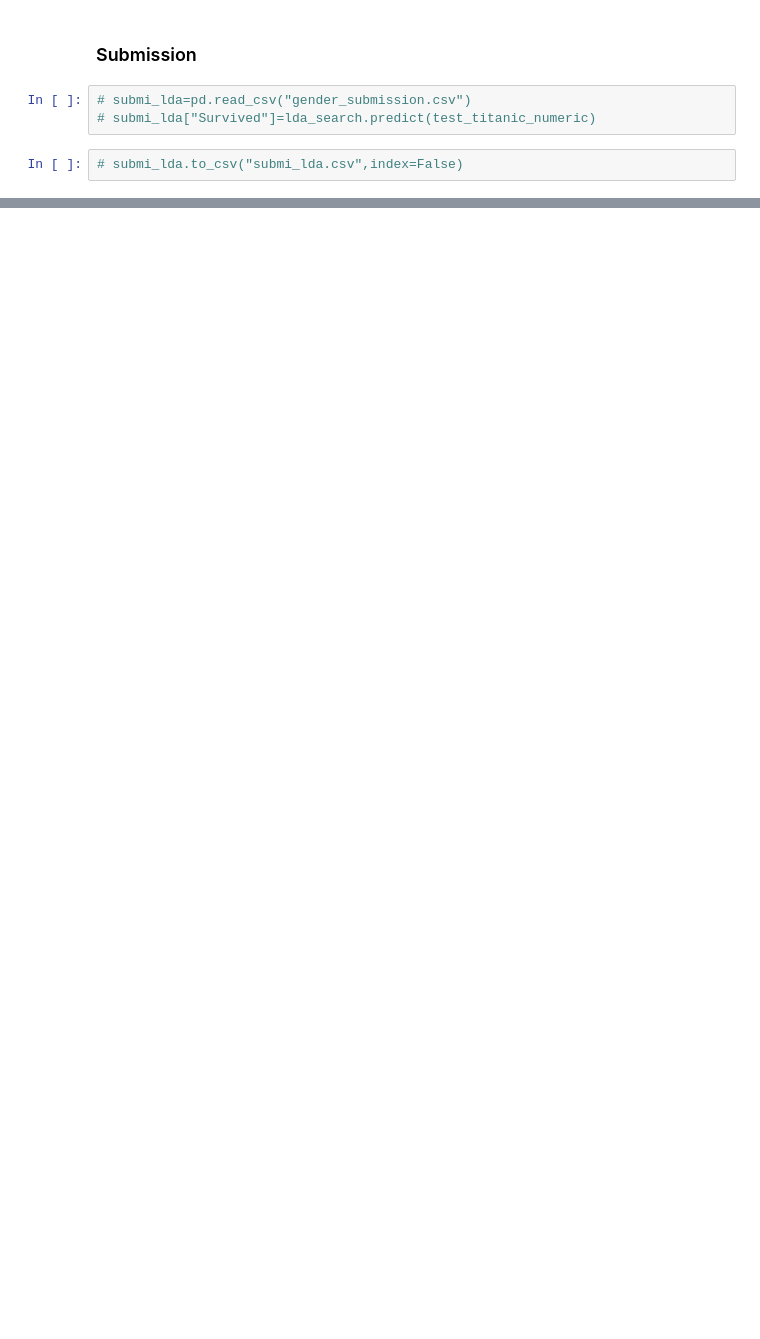
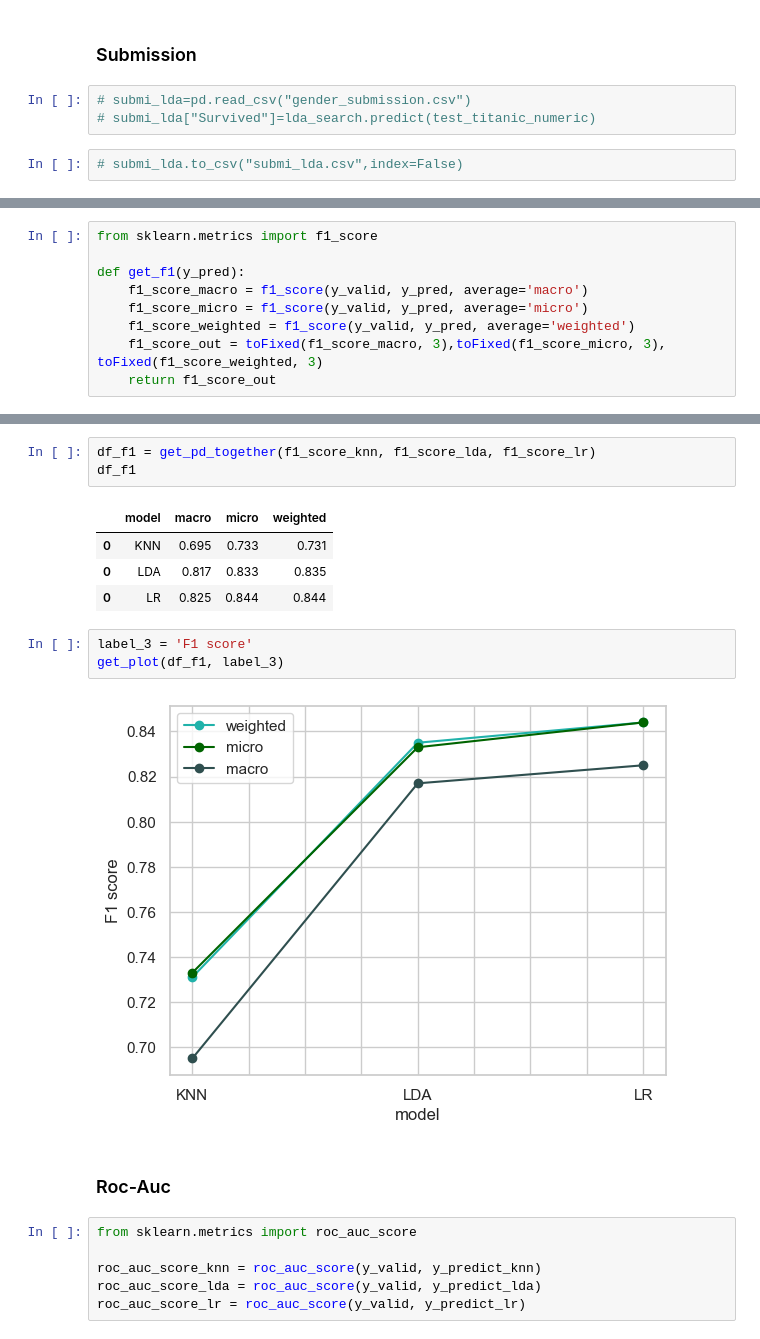
Before and after one commit to AdvancedGroupBootcamp/ai_marie_alex_moussa, a Jupyter notebook: MiniProject 3(Sample_Performance).ipynb, the cells around one changed output, grey strips where cells are left out. Cells and saved outputs as stored; diff of their text form; blank space fills up the shorter version.

```diff
--- a/MiniProject 3(Sample_Performance).ipynb
+++ b/MiniProject 3(Sample_Performance).ipynb
@@ -583,0 +616,9 @@ roc auc score knn  0.635
+# %%
+from sklearn.metrics import f1_score
+
+def get_f1(y_pred):
+    f1_score_macro = f1_score(y_valid, y_pred, average='macro')
+    f1_score_micro = f1_score(y_valid, y_pred, average='micro')
+    f1_score_weighted = f1_score(y_valid, y_pred, average='weighted')
+    f1_score_out = toFixed(f1_score_macro, 3),toFixed(f1_score_micro, 3), toFixed(f1_score_weighted, 3)
+    return f1_score_out
@@ -583,0 +637,21 @@ roc auc score knn  0.635
+# %%
+df_f1 = get_pd_together(f1_score_knn, f1_score_lda, f1_score_lr)
+df_f1
+# %% [output]
+|  | model | macro | micro | weighted |
+| 0 | KNN | 0.695 | 0.733 | 0.731 |
+| 0 | LDA | 0.817 | 0.833 | 0.835 |
+| 0 | LR | 0.825 | 0.844 | 0.844 |
+# %%
+label_3 = 'F1 score'
+get_plot(df_f1, label_3)
+# %% [output]
+[figure, added]
+# %% [markdown]
+### Roc-Auc
+# %%
+from sklearn.metrics import roc_auc_score
+
+roc_auc_score_knn = roc_auc_score(y_valid, y_predict_knn)
+roc_auc_score_lda = roc_auc_score(y_valid, y_predict_lda)
+roc_auc_score_lr = roc_auc_score(y_valid, y_predict_lr)
```
Also changed, not shown: parts of 83 cells of this notebook.
